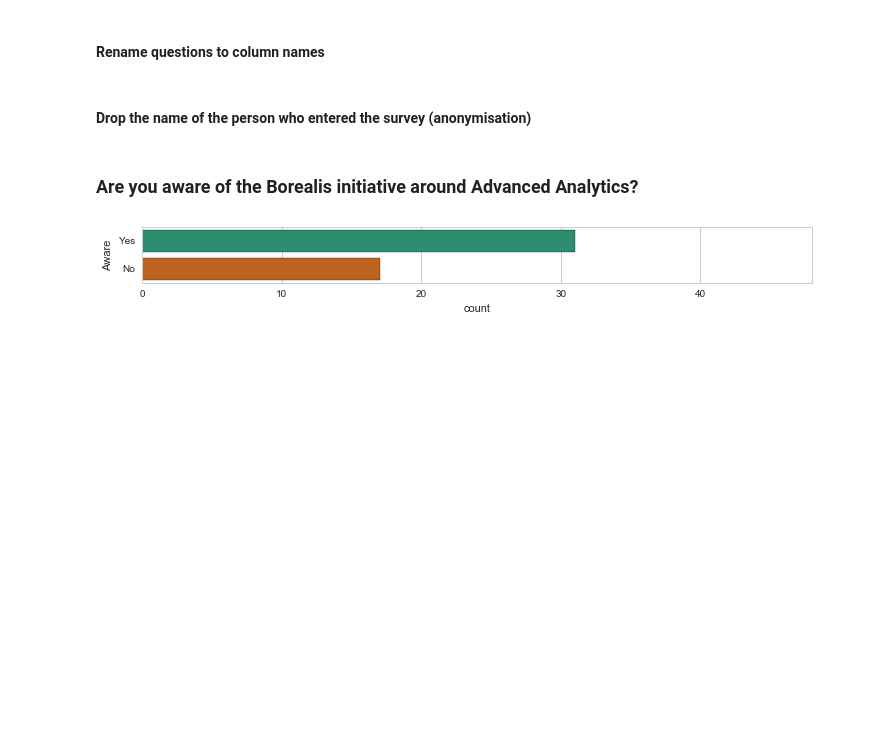
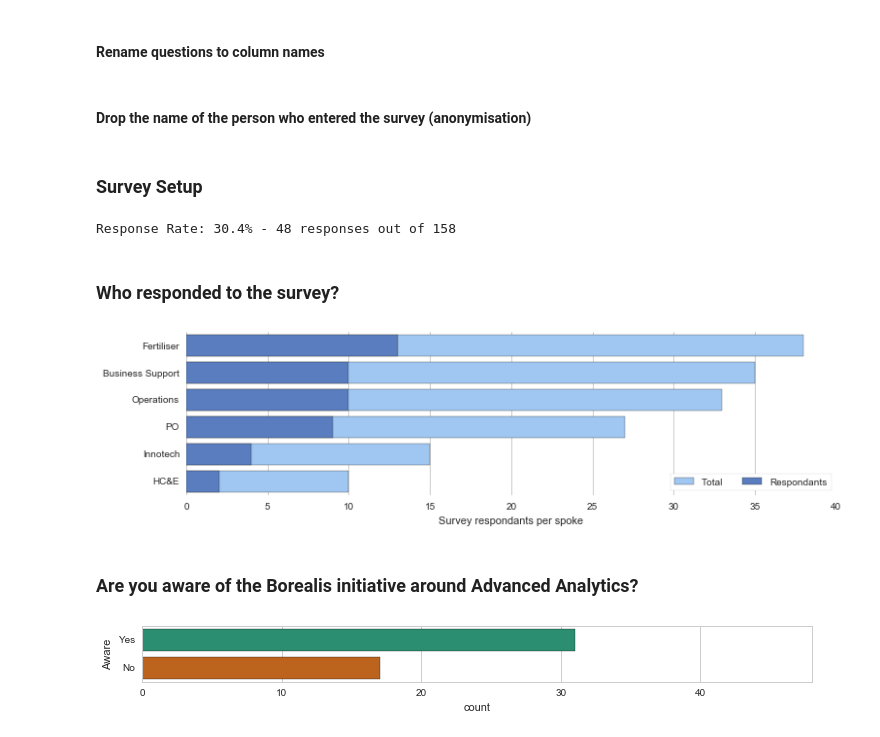
Before and after one commit to clijda/SurveyResults, a Jupyter notebook: AA Survey Results.ipynb, the cells around one changed output. Cells and saved outputs as stored; diff of their text form; code cells hidden in the pictures; blank space fills up the shorter version.

```diff
--- a/AA Survey Results.ipynb
+++ b/AA Survey Results.ipynb
@@ -26,3 +32,38 @@ df.drop(['Creator'], axis = 1 , inplace= True,errors= 'ignore')
+# %% [markdown]
+### Survey Setup
+# %%
+dfSurveySetup = pd.DataFrame({'Spoke':['Business Support','Fertiliser','Operations','HC&E','Innotech','PO'],
+                                       'TotalCount':[35,38,33,10,15,27]})
+TotalSurveyPopulation = dfSurveySetup['TotalCount'].sum()
+print('Response Rate: ' + "%.1f" % (len(df)*100/float(TotalSurveyPopulation)) + '% - ' + str(len(df)) + " responses out of " + str(TotalSurveyPopulation))
+df1 = df['Spoke'].value_counts().to_frame(name='ResponseCount').reset_index()
+df2 = pd.merge(dfSurveySetup,df1,left_on=dfSurveySetup['Spoke'],right_on=df1['index'])
+df2['ResRate'] = df2['ResponseCount']/df2['TotalCount']
+df2.drop('index',axis=1,inplace=True)
+df2.sort_values(['TotalCount','ResponseCount'],ascending=[False,False],inplace=True)
+# %% [output]
+Response Rate: 30.4% - 48 responses out of 158
+# %% [markdown]
+### Who responded to the survey?
+# %%
+f, ax = plt.subplots(figsize=(12, 3))
+sns.set_color_codes("pastel")
+sns.barplot(x="TotalCount", y="Spoke", data=df2,
+            label="Total", color="b")
+
+# Plot the crashes where alcohol was involved
+sns.set_color_codes("muted")
+sns.barplot(x="ResponseCount", y="Spoke", data=df2,
+            label="Respondants", color="b")
+
+# Add a legend and informative axis label
+ax.legend(ncol=2, loc="lower right", frameon=True)
+ax.set(xlim=(0, 40), ylabel="",
+       xlabel="Survey respondants per spoke")
+sns.despine(left=True, bottom=True)
+sns.plt.show()
+# %% [output]
+[figure, added]
 # %% [markdown]
 ### Are you aware of the Borealis initiative around Advanced Analytics?
 # %%
```
Also changed, not shown: parts of 5 cells of this notebook.
